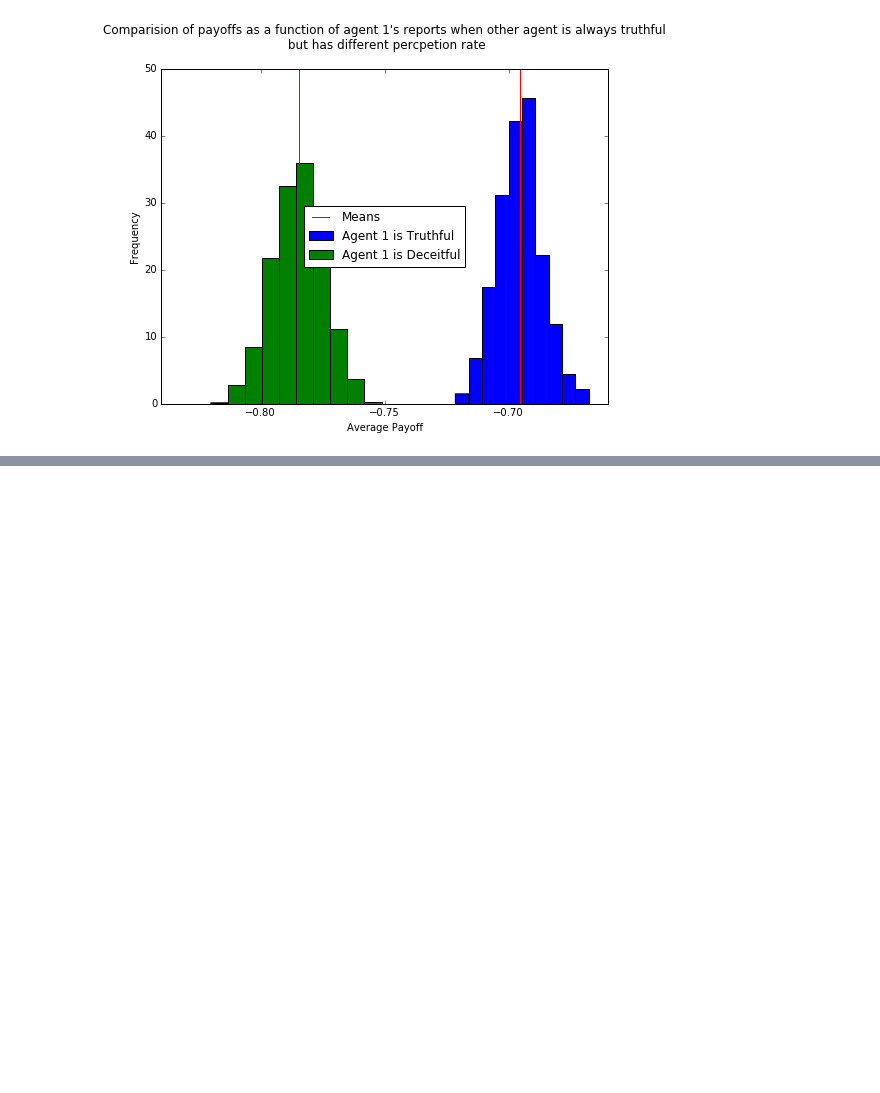
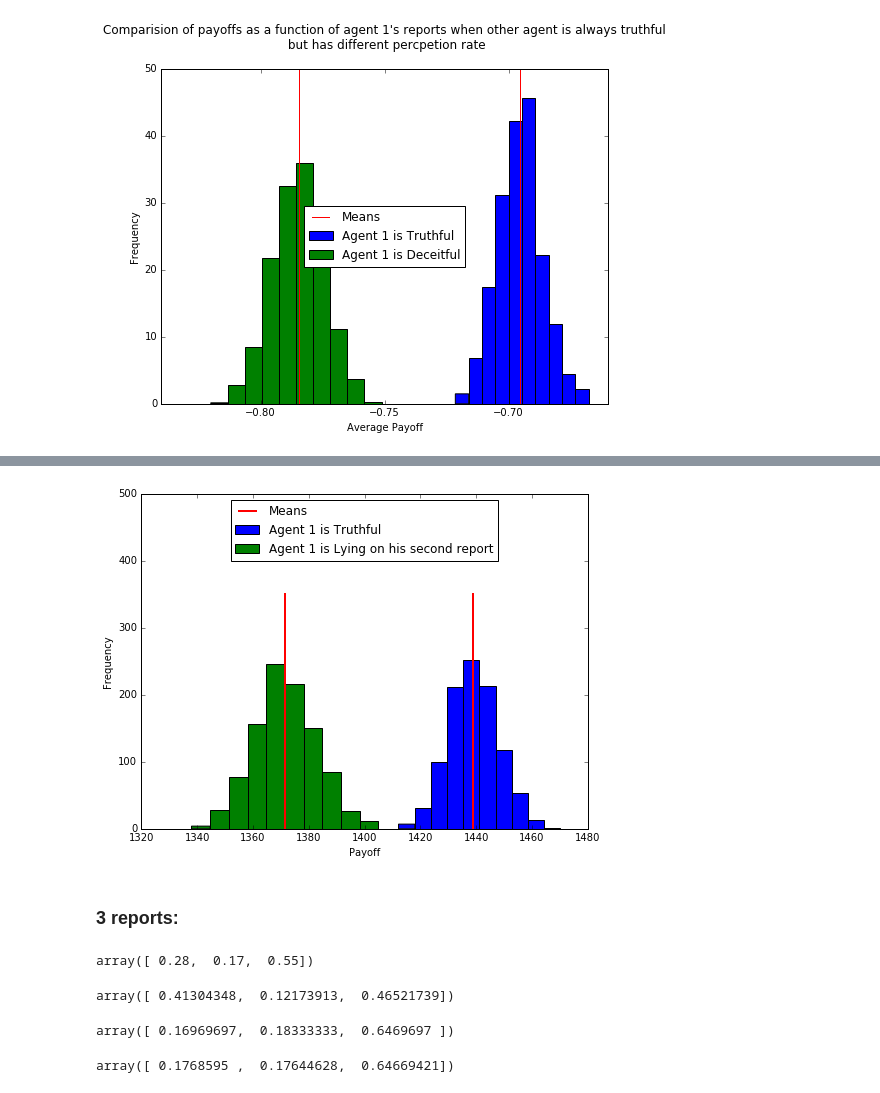
Before and after one commit to chuckyouliu/Crowdsourced-Elicitation, a Jupyter notebook: PPTesting.ipynb, the cells around one changed output, grey strips where cells are left out. Cells and saved outputs as stored; diff of their text form; code cells hidden in the pictures; blank space fills up the shorter version.

```diff
--- a/PPTesting.ipynb
+++ b/PPTesting.ipynb
@@ -103,0 +316,15 @@ plt.show()
+# %%
+plt.figure(figsize=(8,6))
+plt.hist([t for t in truthful_rewards_ag1], label = 'Agent 1 is Truthful')
+plt.hist([t for t in lying_second_rewards_ag1], label = 'Agent 1 is Lying on his second report')
+plt.axvline(np.mean([t for t in truthful_rewards_ag1]), 0,0.7, color = 'red',label = 'Means', lw = 2)
+plt.axvline(np.mean([l for l in lying_second_rewards_ag1]), 0,0.7 , color = 'red', lw = 2)
+plt.ylim(0,500)
+plt.legend(loc = 9)
+plt.xlabel('Payoff')
+plt.ylabel('Frequency')
+plt.show()
+# %% [output]
+[figure, added]
+# %% [markdown]
+### 3 reports:
@@ -103,0 +333,19 @@ plt.show()
+# %%
+ag1.prior_signal
+# %% [output]
+array([ 0.28,  0.17,  0.55])
+# %%
+ag1.update_prior_signal(0)
+ag1.prior_signal
+# %% [output]
+array([ 0.41304348,  0.12173913,  0.46521739])
+# %%
+ag1.update_prior_signal(1)
+ag1.prior_signal
+# %% [output]
+array([ 0.16969697,  0.18333333,  0.6469697 ])
+# %%
+ag1.update_prior_signal(2)
+ag1.prior_signal
+# %% [output]
+array([ 0.1768595 ,  0.17644628,  0.64669421])
```
Also changed, not shown: parts of 23 cells of this notebook, 14 other files.
